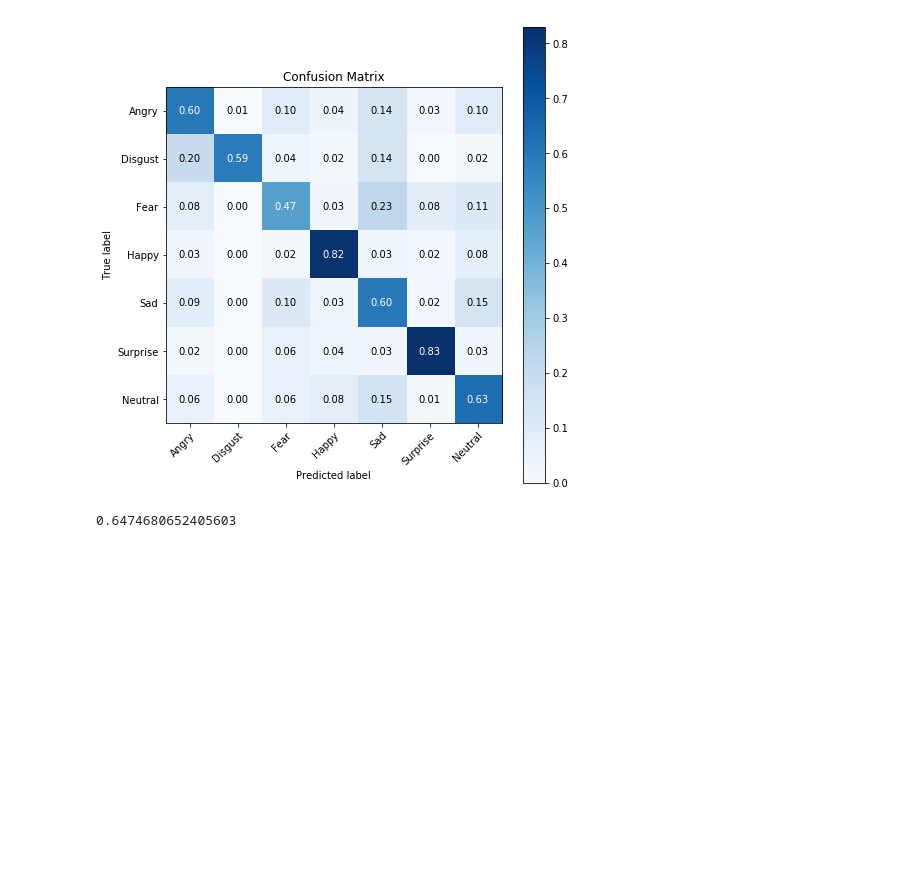
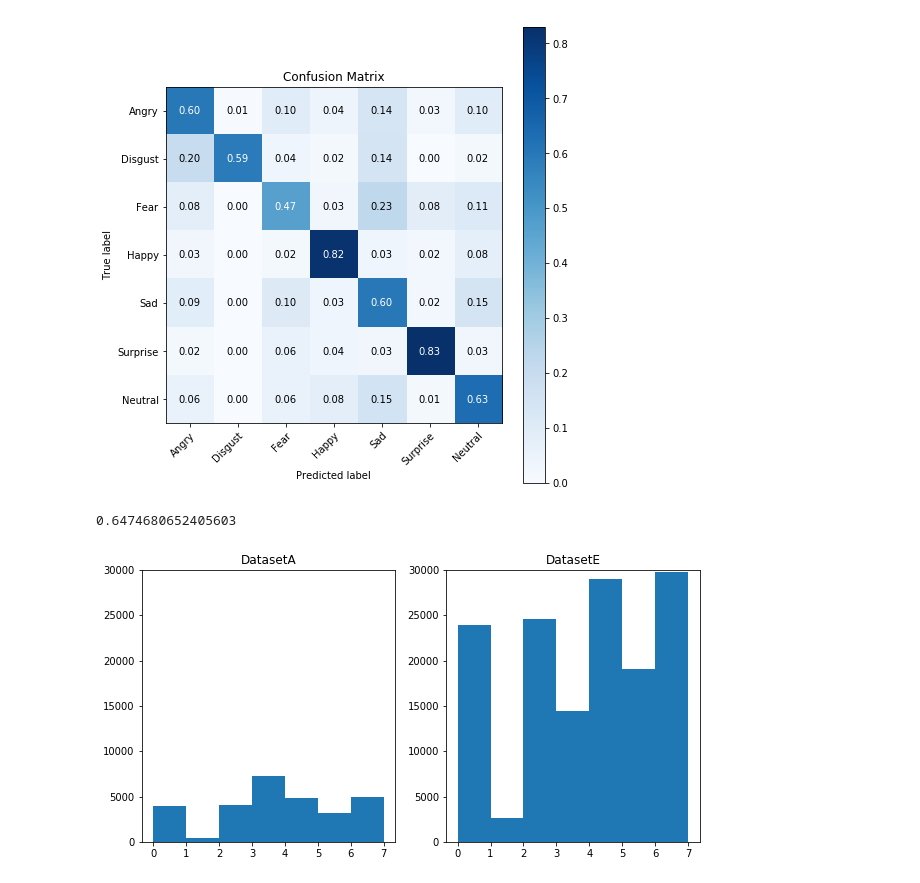
Before and after one commit to raroito87/facial_expression_recognition, a Jupyter notebook: Notebooks/Analyze Result. CNN multi8 layer. BatchSize 64. DatasetE. Balanced Sampling. Best Model.ipynb, the cells around one changed output. Saved outputs shown, nothing was run; the diff lists cells and outputs as text; code cells hidden in the pictures; blank space fills up the shorter version.

```diff
--- a/Notebooks/Analyze Result. CNN multi8 layer. BatchSize 64. DatasetE. Balanced Sampling. Best Model.ipynb
+++ b/Notebooks/Analyze Result. CNN multi8 layer. BatchSize 64. DatasetE. Balanced Sampling. Best Model.ipynb
@@ -105,3 +105,25 @@ metrics.represent_cm()
 metrics.balanced_score()
 # %% [output]
 0.6474680652405603
+# %%
+pre.load_data(filename='DatasetE.csv.gz', name='train_E')
+X_df_E = pre.get(name='train_E').drop(columns=['emotion'])
+y_df_E = pre.get(name='train_E')['emotion']
+
+pre.load_data(filename='DatasetA.csv.gz', name='train_A')
+
+X_df_A = pre.get(name='train_A').drop(columns=['emotion'])
+y_df_A = pre.get(name='train_A')['emotion']
+# %%
+plt.figure(1, figsize=(10, 5))
+plt.subplot(1,2, 1)
+plt.hist(y_df_A.values, bins = [0, 1, 2, 3, 4, 5, 6, 7])
+plt.ylim([0,30000])
+plt.title('DatasetA')
+plt.subplot(1,2, 2)
+plt.hist(y_df_E.values, bins = [0, 1, 2, 3, 4, 5, 6, 7])
+plt.ylim([0,30000])
+plt.title('DatasetE')
+plt.show()
+# %% [output]
+[figure, added]
```
Also changed, not shown: 4 other files.
